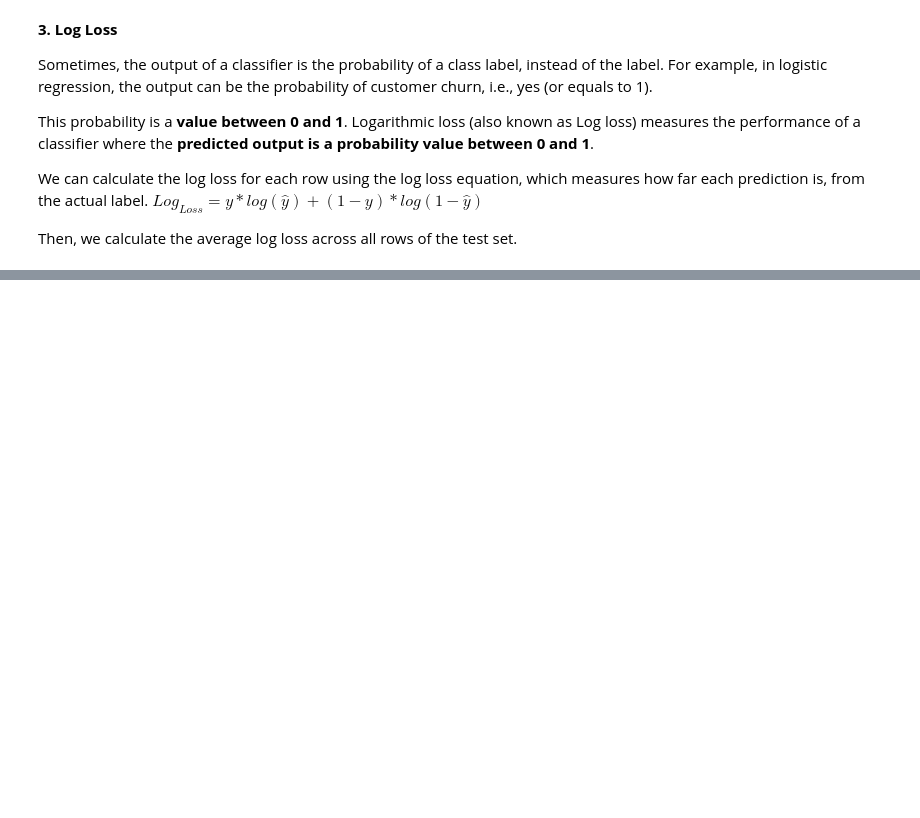
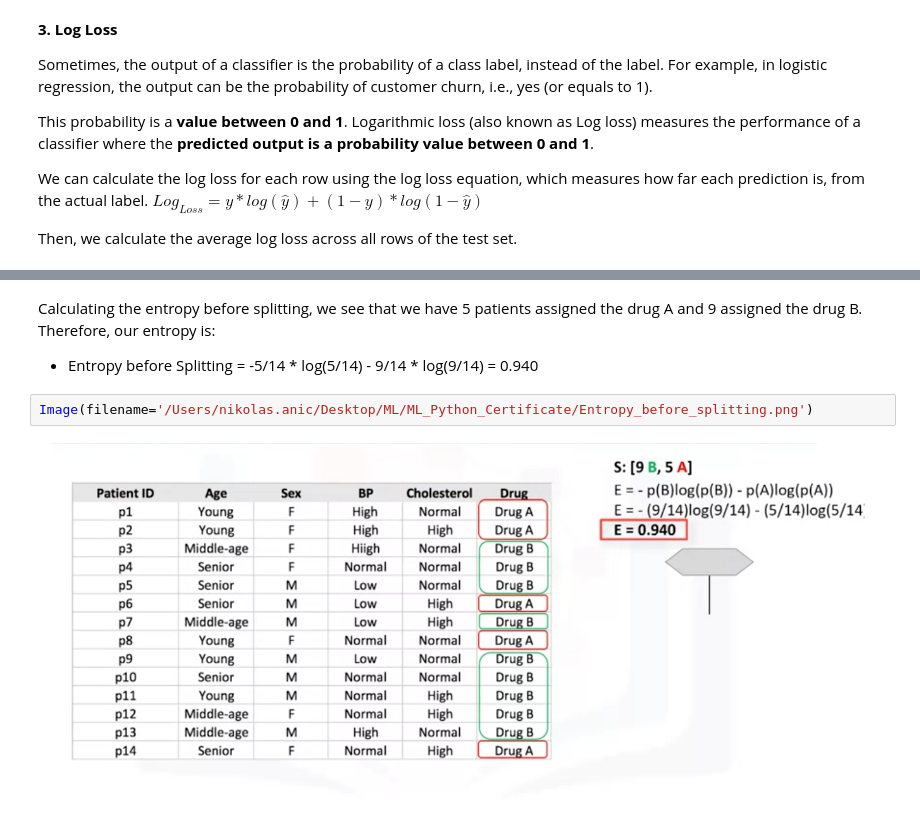
Before and after one commit to NikolasAnic/Coursera-Capstone, a Jupyter notebook: Python_MachineLearning.ipynb, the cells around one changed output, grey strips where cells are left out. Cells and saved outputs as stored; diff of their text form; blank space fills up the shorter version.

```diff
--- a/Python_MachineLearning.ipynb
+++ b/Python_MachineLearning.ipynb
@@ -480,0 +520,8 @@ Then, we calculate the average log loss across all rows of the test set.
+# %% [markdown]
+Calculating the entropy before splitting, we see that we have 5 patients assigned the drug A and 9 assigned the drug B. Therefore, our entropy is:
+
+- Entropy before Splitting = -5/14 * log(5/14) - 9/14 * log(9/14) = 0.940
+# %%
+Image(filename='/Users/nikolas.anic/Desktop/ML/ML_Python_Certificate/Entropy_before_splitting.png')
+# %% [output]
+[figure, added]
```
Also changed, not shown: parts of 25 cells of this notebook, 2 other files.
